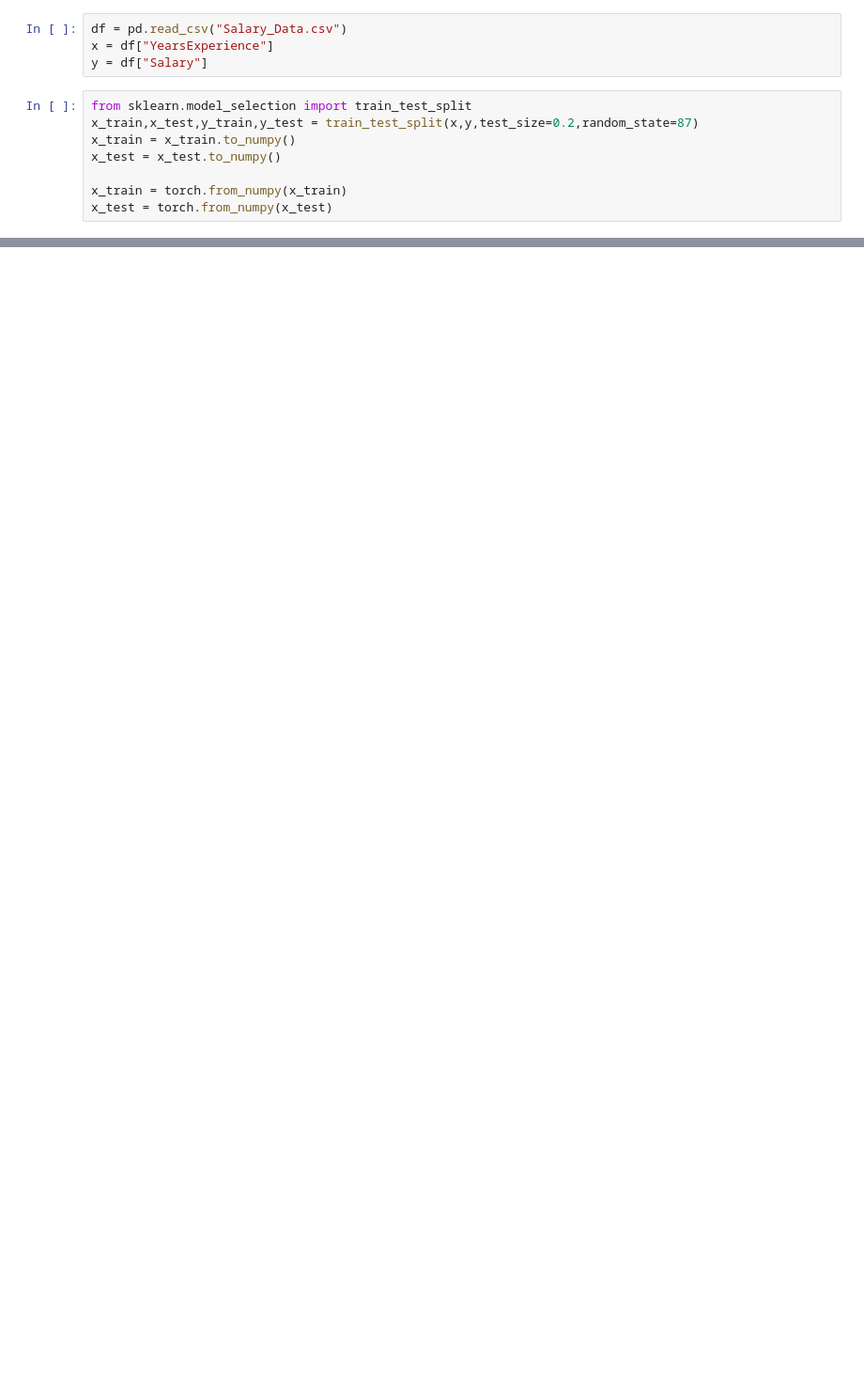
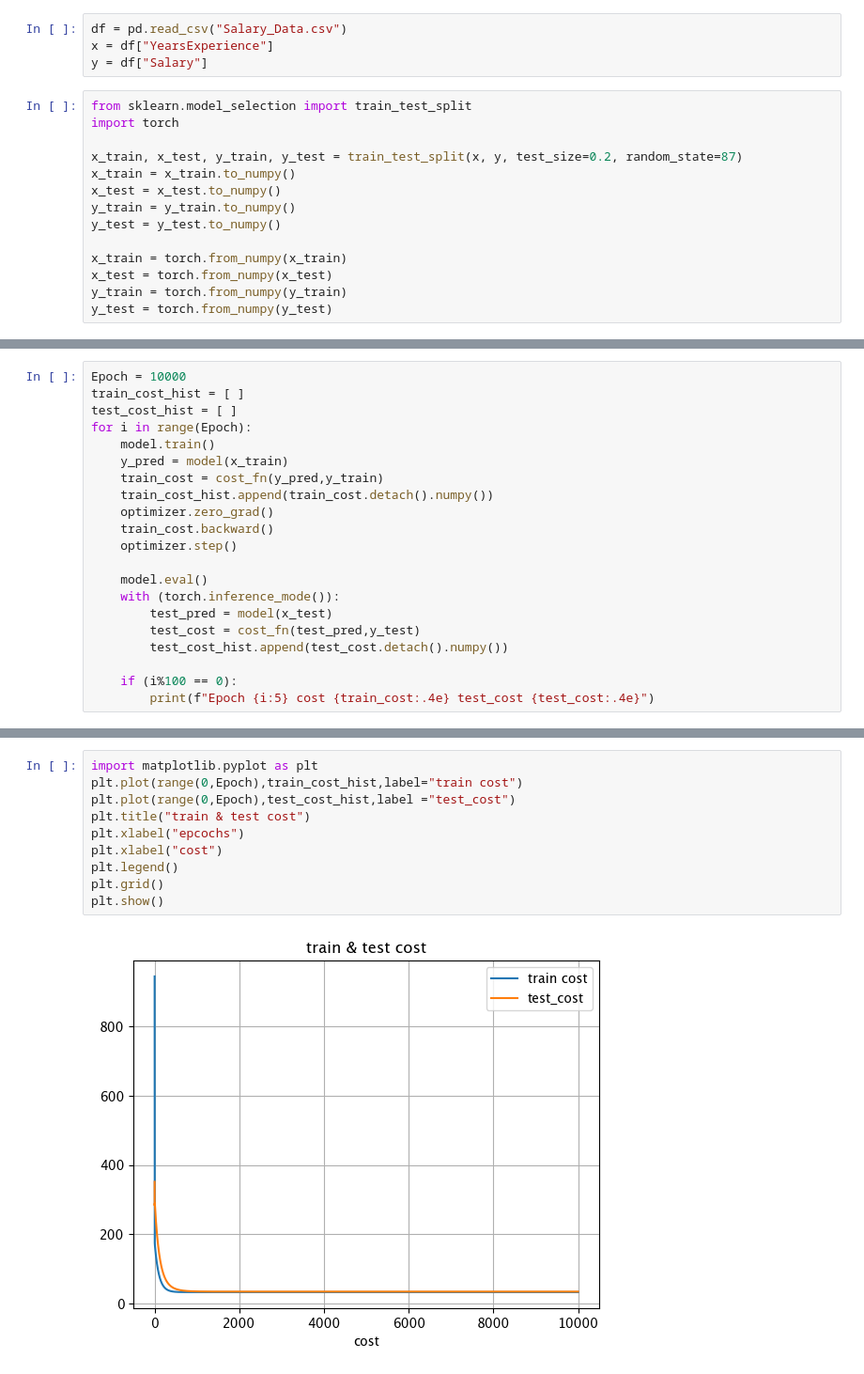
Before and after one commit to 1030Tim/MachineLearning, a Jupyter notebook: Pytorch_Regression/model.ipynb, the cells around one changed output, grey strips where cells are left out. Shown at 94% size. Drawn from its saved outputs; the diff is of its cells as text; blank space fills up the shorter version.

```diff
--- a/Pytorch_Regression/model.ipynb
+++ b/Pytorch_Regression/model.ipynb
@@ -9,11 +10,17 @@ x = df["YearsExperience"]
 y = df["Salary"]
 # %%
 from sklearn.model_selection import train_test_split
-x_train,x_test,y_train,y_test = train_test_split(x,y,test_size=0.2,random_state=87)
+import torch
+
+x_train, x_test, y_train, y_test = train_test_split(x, y, test_size=0.2, random_state=87)
 x_train = x_train.to_numpy()
 x_test = x_test.to_numpy()
+y_train = y_train.to_numpy()
+y_test = y_test.to_numpy()
 
 x_train = torch.from_numpy(x_train)
 x_test = torch.from_numpy(x_test)
+y_train = torch.from_numpy(y_train)
+y_test = torch.from_numpy(y_test)
 # %%
 from torch import nn
@@ -34,0 +72,21 @@ list(model.parameters())
+# %%
+Epoch = 10000
+train_cost_hist = [ ]
+test_cost_hist = [ ]
+for i in range(Epoch):
+    model.train()
+    y_pred = model(x_train)
+    train_cost = cost_fn(y_pred,y_train)
+    train_cost_hist.append(train_cost.detach().numpy())
+    optimizer.zero_grad()
+    train_cost.backward()
+    optimizer.step()
+
+    model.eval()
+    with (torch.inference_mode()):
+        test_pred = model(x_test)
+        test_cost = cost_fn(test_pred,y_test)
+        test_cost_hist.append(test_cost.detach().numpy())
+
+    if (i%100 == 0):
+        print(f"Epoch {i:5} cost {train_cost:.4e} test_cost {test_cost:.4e}")
@@ -34,0 +111,12 @@ list(model.parameters())
+# %%
+import matplotlib.pyplot as plt
+plt.plot(range(0,Epoch),train_cost_hist,label="train cost")
+plt.plot(range(0,Epoch),test_cost_hist,label ="test_cost")
+plt.title("train & test cost")
+plt.xlabel("epcochs")
+plt.xlabel("cost")
+plt.legend()
+plt.grid()
+plt.show()
+# %% [output]
+[figure, added]
```
Also changed, not shown: parts of 10 cells of this notebook, 4 other files.
